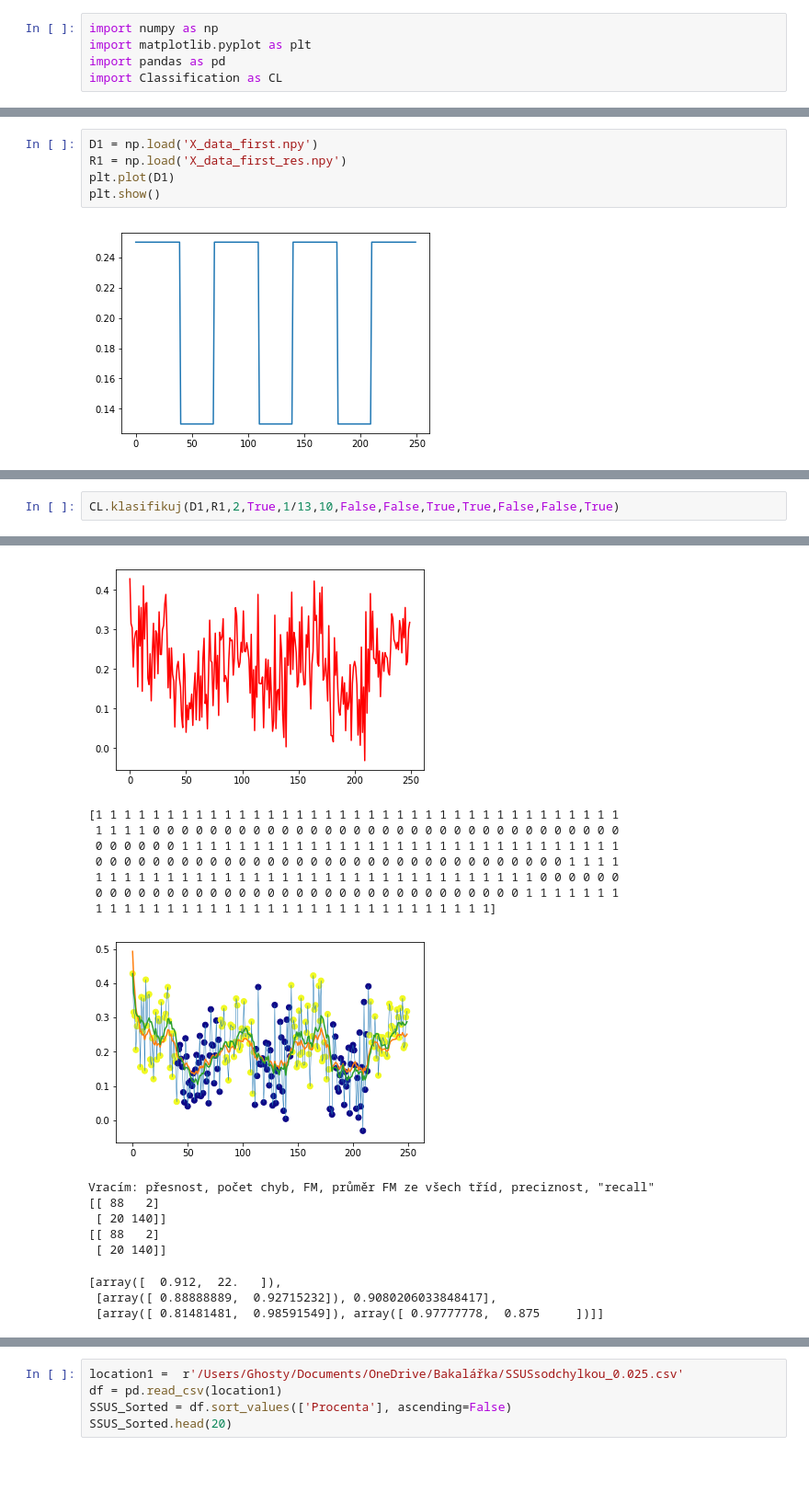
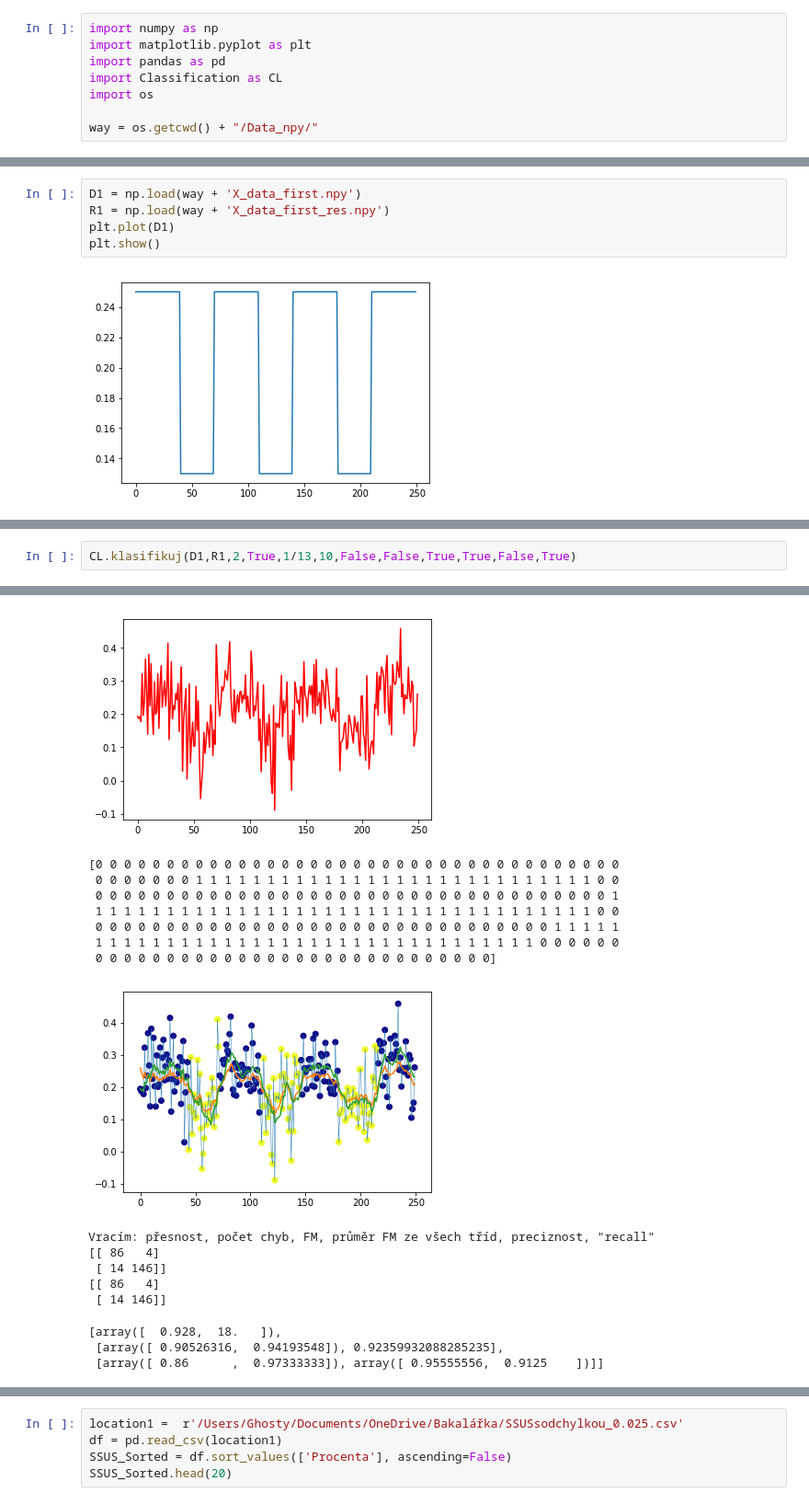
Before and after one commit to TheMrGhostman/Bak_projekt, a Jupyter notebook: Prezentace.ipynb, the cells around one changed output, grey strips where cells are left out. Shown: that part at 92% size. Cells and saved outputs as stored; diff of their text form; blank space fills up the shorter version.

```diff
--- a/Prezentace.ipynb
+++ b/Prezentace.ipynb
@@ -3,11 +3,14 @@ import numpy as np
 import matplotlib.pyplot as plt
 import pandas as pd
 import Classification as CL
+import os
+
+way = os.getcwd() + "/Data_npy/"
 # %% [markdown]
 # Pro 2 stavy - první testy
 # %%
-D1 = np.load('X_data_first.npy')
-R1 = np.load('X_data_first_res.npy')
+D1 = np.load(way + 'X_data_first.npy')
+R1 = np.load(way + 'X_data_first_res.npy')
 plt.plot(D1)
 plt.show()
 # %% [output]
@@ -73,5 +74,5 @@ Vracím: přesnost, počet chyb, FM, průměr FM ze všech tříd, preciznost, "
 # %%
-CL.klasifikuj(D1,R1,2,True,1/13,10,False,False,True,True,False,False,True)
+CL.klasifikuj(D1,R1,2,True,1/13,10,False,False,True,True,False,True)
 # %% [output]
 Délka okna: 10
  Šum: True
@@ -85,18 +85,18 @@ Délka okna: 10
-[figure, old version]
+[figure, new version]
-[1 1 1 1 1 1 1 1 1 1 1 1 1 1 1 1 1 1 1 1 1 1 1 1 1 1 1 1 1 1 1 1 1 1 1 1 1
- 1 1 1 1 0 0 0 0 0 0 0 0 0 0 0 0 0 0 0 0 0 0 0 0 0 0 0 0 0 0 0 0 0 0 0 0 0
- 0 0 0 0 0 0 1 1 1 1 1 1 1 1 1 1 1 1 1 1 1 1 1 1 1 1 1 1 1 1 1 1 1 1 1 1 1
- 0 0 0 0 0 0 0 0 0 0 0 0 0 0 0 0 0 0 0 0 0 0 0 0 0 0 0 0 0 0 0 0 0 1 1 1 1
+[0 0 0 0 0 0 0 0 0 0 0 0 0 0 0 0 0 0 0 0 0 0 0 0 0 0 0 0 0 0 0 0 0 0 0 0 0
+ 0 0 0 0 0 0 0 1 1 1 1 1 1 1 1 1 1 1 1 1 1 1 1 1 1 1 1 1 1 1 1 1 1 1 1 0 0
+ 0 0 0 0 0 0 0 0 0 0 0 0 0 0 0 0 0 0 0 0 0 0 0 0 0 0 0 0 0 0 0 0 0 0 0 0 1
+ 1 1 1 1 1 1 1 1 1 1 1 1 1 1 1 1 1 1 1 1 1 1 1 1 1 1 1 1 1 1 1 1 1 1 1 0 0
+ 0 0 0 0 0 0 0 0 0 0 0 0 0 0 0 0 0 0 0 0 0 0 0 0 0 0 0 0 0 0 0 0 1 1 1 1 1
  1 1 1 1 1 1 1 1 1 1 1 1 1 1 1 1 1 1 1 1 1 1 1 1 1 1 1 1 1 1 1 0 0 0 0 0 0
- 0 0 0 0 0 0 0 0 0 0 0 0 0 0 0 0 0 0 0 0 0 0 0 0 0 0 0 0 0 0 1 1 1 1 1 1 1
- 1 1 1 1 1 1 1 1 1 1 1 1 1 1 1 1 1 1 1 1 1 1 1 1 1 1 1 1]
+ 0 0 0 0 0 0 0 0 0 0 0 0 0 0 0 0 0 0 0 0 0 0 0 0 0 0 0 0]
-[figure, old version]
+[figure, new version]
 Vracím: přesnost, počet chyb, FM, průměr FM ze všech tříd, preciznost, "recall"
-[[ 88   2]
- [ 20 140]]
-[[ 88   2]
- [ 20 140]]
+[[ 86   4]
+ [ 14 146]]
+[[ 86   4]
+ [ 14 146]]
-[array([  0.912,  22.   ]),
- [array([ 0.88888889,  0.92715232]), 0.9080206033848417],
- [array([ 0.81481481,  0.98591549]), array([ 0.97777778,  0.875     ])]]
+[array([  0.928,  18.   ]),
+ [array([ 0.90526316,  0.94193548]), 0.92359932088285235],
+ [array([ 0.86      ,  0.97333333]), array([ 0.95555556,  0.9125    ])]]
 # %%
```
Also changed, not shown: parts of 10 cells of this notebook, 3 other files.
